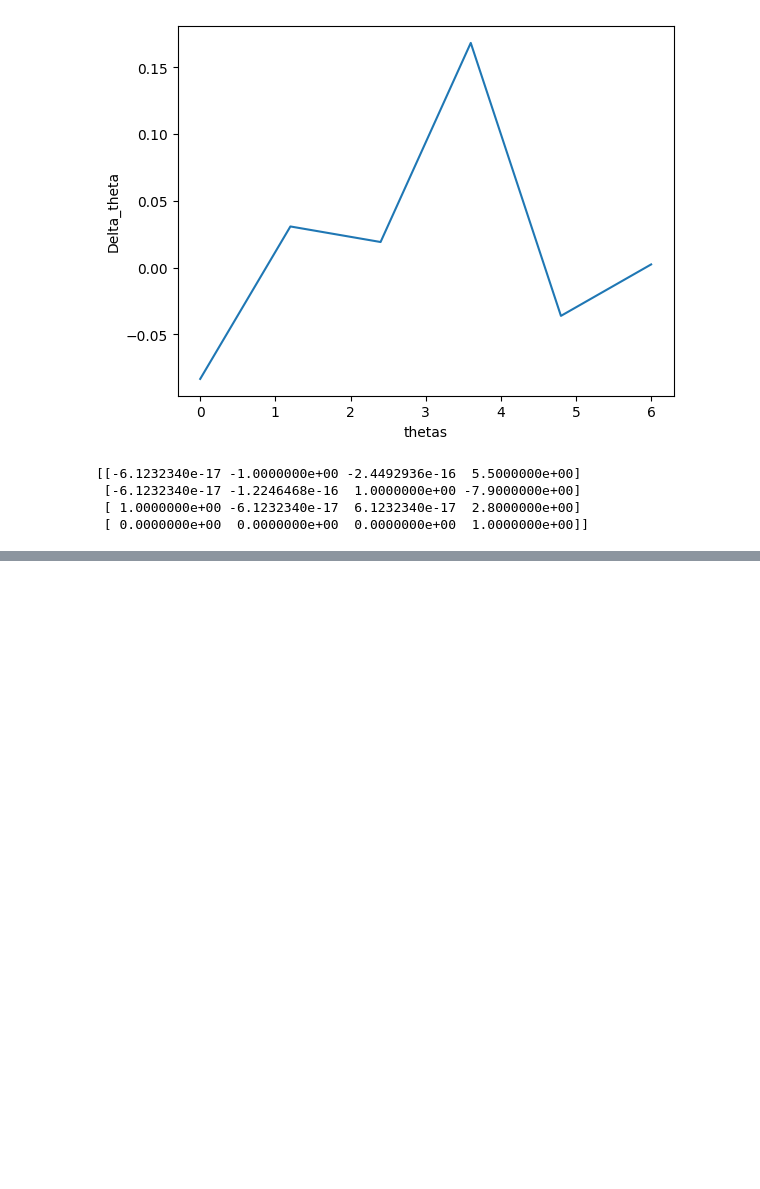
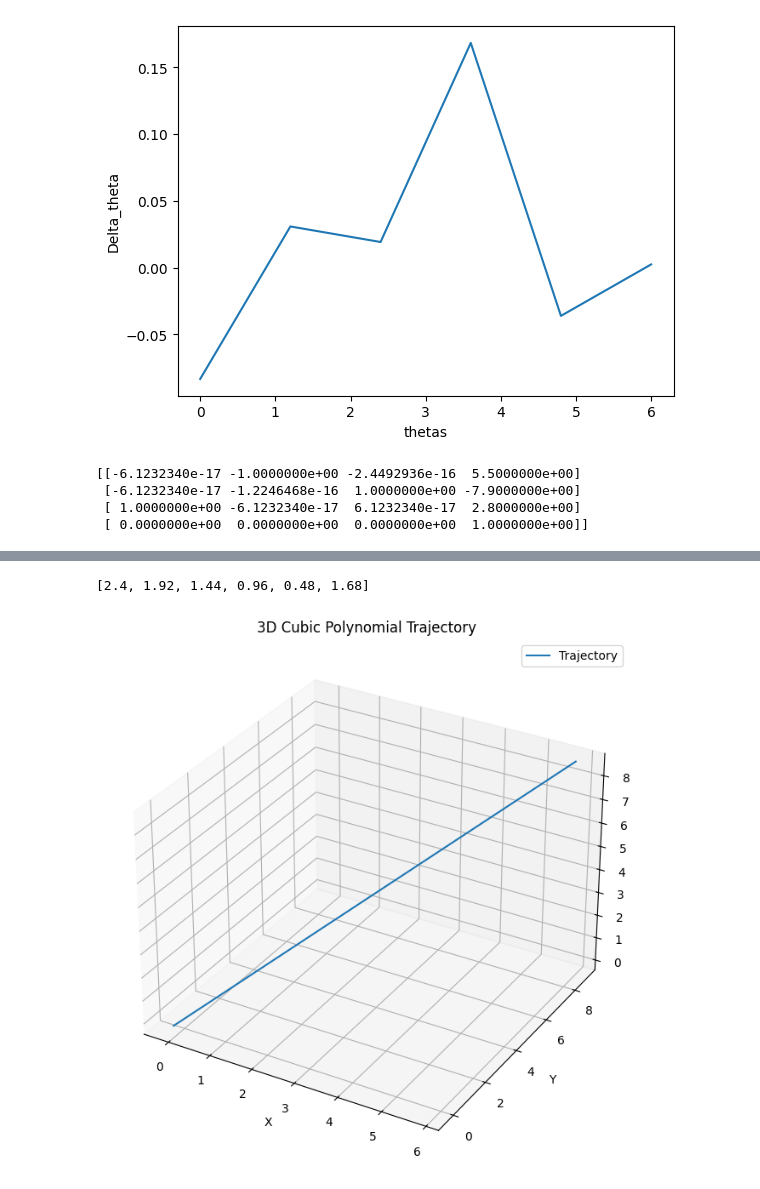
Before and after one commit to Abhimanyu-0/Xarm-6-robot, a Jupyter notebook: FOR Project.ipynb, the cells around one changed output, grey strips where cells are left out. Cells and saved outputs as stored; diff of their text form; code cells hidden in the pictures; blank space fills up the shorter version.

```diff
--- a/FOR Project.ipynb
+++ b/FOR Project.ipynb
@@ -647,0 +774,23 @@ X_.shape
+# %%
+max_acc
+# %% [output]
+[2.4, 1.92, 1.44, 0.96, 0.48, 1.68]
+# %%
+trajectory_points_x = np.polyval([a[0], a1, a2[0], a3[0]], t)
+trajectory_points_y = np.polyval([a[1], a1, a2[1], a3[1]], t)
+trajectory_points_z = np.polyval([a[2], a1, a2[1], a3[2]], t)
+# %%
+fig = plt.figure(figsize=(10, 8))
+ax = fig.add_subplot(111, projection='3d')
+
+ax.plot(trajectory_points_x, trajectory_points_y, trajectory_points_z, label='Trajectory')
+
+ax.set_xlabel('X')
+ax.set_ylabel('Y')
+ax.set_zlabel('Z')
+ax.set_title('3D Cubic Polynomial Trajectory')
+
+plt.legend()
+plt.show()
+# %% [output]
+[figure, added]
```
Also changed, not shown: parts of 37 cells of this notebook, 1 other file.
